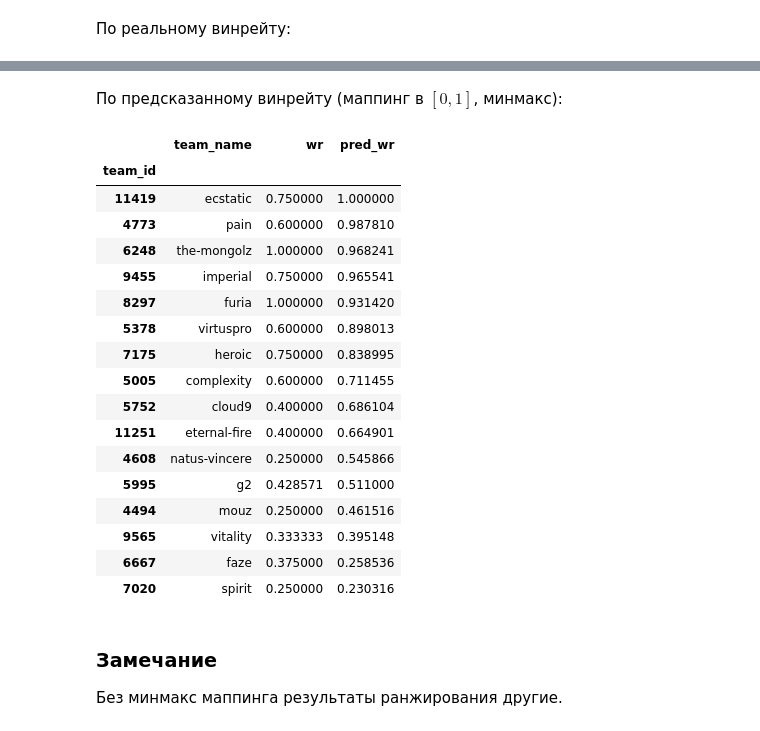
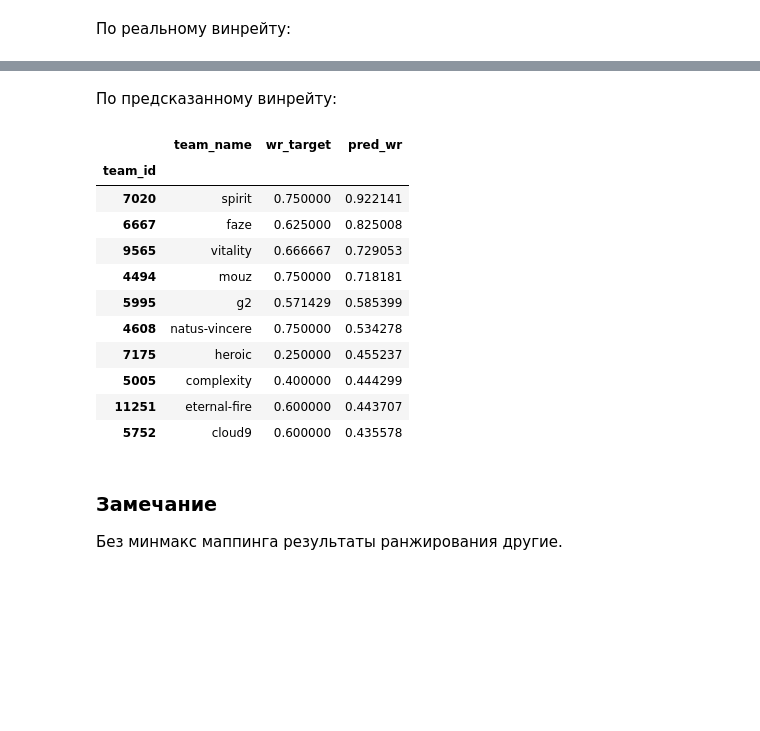
Before and after one commit to dteakh/fantasy-model, a Jupyter notebook: modelling/modelling_ensemble_1.ipynb, the cells around one changed output, grey strips where cells are left out. Cells and saved outputs as stored; diff of their text form; code cells hidden in the pictures; blank space fills up the shorter version.

```diff
--- a/modelling/modelling_ensemble_1.ipynb
+++ b/modelling/modelling_ensemble_1.ipynb
@@ -98,7 +100,7 @@ test_events = [int(ek) for ek in event_keys if int(ek) not in train_events]
 # %% [markdown]
 ### 2.1. Teams model
 # %%
-target_col = ["wr"]
+target_col = ["wr_target"]
 
 drop_cols = ["start_time", "end_time", "start_at", "ends_at", "event_id", "team_id",
              "event_fil", "team_name"]
@@ -125,3 +127,11 @@ team_pipe = Pipeline([
     ("preprocessor", Preprocessor(cat_cols=cat_cols, bin_cols=bin_cols)),
     ("estimator", Ridge(alpha=10))
 ])
+# %%
+def logit(x, clip=5):
+    logits = np.log(x / (1 - x + EPS) + EPS)
+    return np.clip(logits, a_min=-clip, a_max=clip)
+
+
+def sigmoid(x):
+    return 1 / (1 + np.exp(-x))
@@ -128,6 +152,5 @@ team_pipe = Pipeline([
 # %%
-team_pipe.fit(X_train, y_train)
-y_preds = team_pipe.predict(X_test)
-y_preds = (y_preds - y_preds.min()) / (y_preds.max() - y_preds.min())
+team_pipe.fit(X_train, logit(y_train))  # winrate is probability
+y_preds = sigmoid(team_pipe.predict(X_test))
 mean_squared_error(y_test, y_preds)
 # %% [output]
@@ -158,9 +181,9 @@ sns.barplot(x=team_pipe["estimator"].coef_.ravel()[idx],
 По реальному винрейту:
 # %%
 final_team = test[["team_id", "team_name"]]
-final_team["wr"] = y_test
+final_team["wr_target"] = y_test
 final_team["pred_wr"] = y_preds
 final_team = final_team.groupby(["team_id"]).max()
-final_team = final_team.sort_values(["wr"], ascending=False)
-final_team
+final_team = final_team.sort_values(["wr_target"], ascending=False)
+final_team.head(10)
 # %% [output]
@@ -185,26 +202,20 @@ final_team
 # %% [markdown]
-По предсказанному винрейту (маппинг в $[0, 1]$, минмакс):
+По предсказанному винрейту:
 # %%
-final_team.sort_values(["pred_wr"], ascending=False)
+final_team.sort_values(["pred_wr"], ascending=False).head(10)
 # %% [output]
-|  | team_name | wr | pred_wr |
+|  | team_name | wr_target | pred_wr |
 | team_id |  |  |  |
-| 11419 | ecstatic | 0.750000 | 1.000000 |
-| 4773 | pain | 0.600000 | 0.987810 |
-| 6248 | the-mongolz | 1.000000 | 0.968241 |
-| 9455 | imperial | 0.750000 | 0.965541 |
-| 8297 | furia | 1.000000 | 0.931420 |
-| 5378 | virtuspro | 0.600000 | 0.898013 |
-| 7175 | heroic | 0.750000 | 0.838995 |
-| 5005 | complexity | 0.600000 | 0.711455 |
-| 5752 | cloud9 | 0.400000 | 0.686104 |
-| 11251 | eternal-fire | 0.400000 | 0.664901 |
-| 4608 | natus-vincere | 0.250000 | 0.545866 |
-| 5995 | g2 | 0.428571 | 0.511000 |
-| 4494 | mouz | 0.250000 | 0.461516 |
-| 9565 | vitality | 0.333333 | 0.395148 |
-| 6667 | faze | 0.375000 | 0.258536 |
-| 7020 | spirit | 0.250000 | 0.230316 |
+| 7020 | spirit | 0.750000 | 0.922141 |
+| 6667 | faze | 0.625000 | 0.825008 |
+| 9565 | vitality | 0.666667 | 0.729053 |
+| 4494 | mouz | 0.750000 | 0.718181 |
+| 5995 | g2 | 0.571429 | 0.585399 |
+| 4608 | natus-vincere | 0.750000 | 0.534278 |
+| 7175 | heroic | 0.250000 | 0.455237 |
+| 5005 | complexity | 0.400000 | 0.444299 |
+| 11251 | eternal-fire | 0.600000 | 0.443707 |
+| 5752 | cloud9 | 0.600000 | 0.435578 |
 # %% [markdown]
 ### Замечание
 
```
Also changed, not shown: parts of 14 cells of this notebook, 3 other files.
